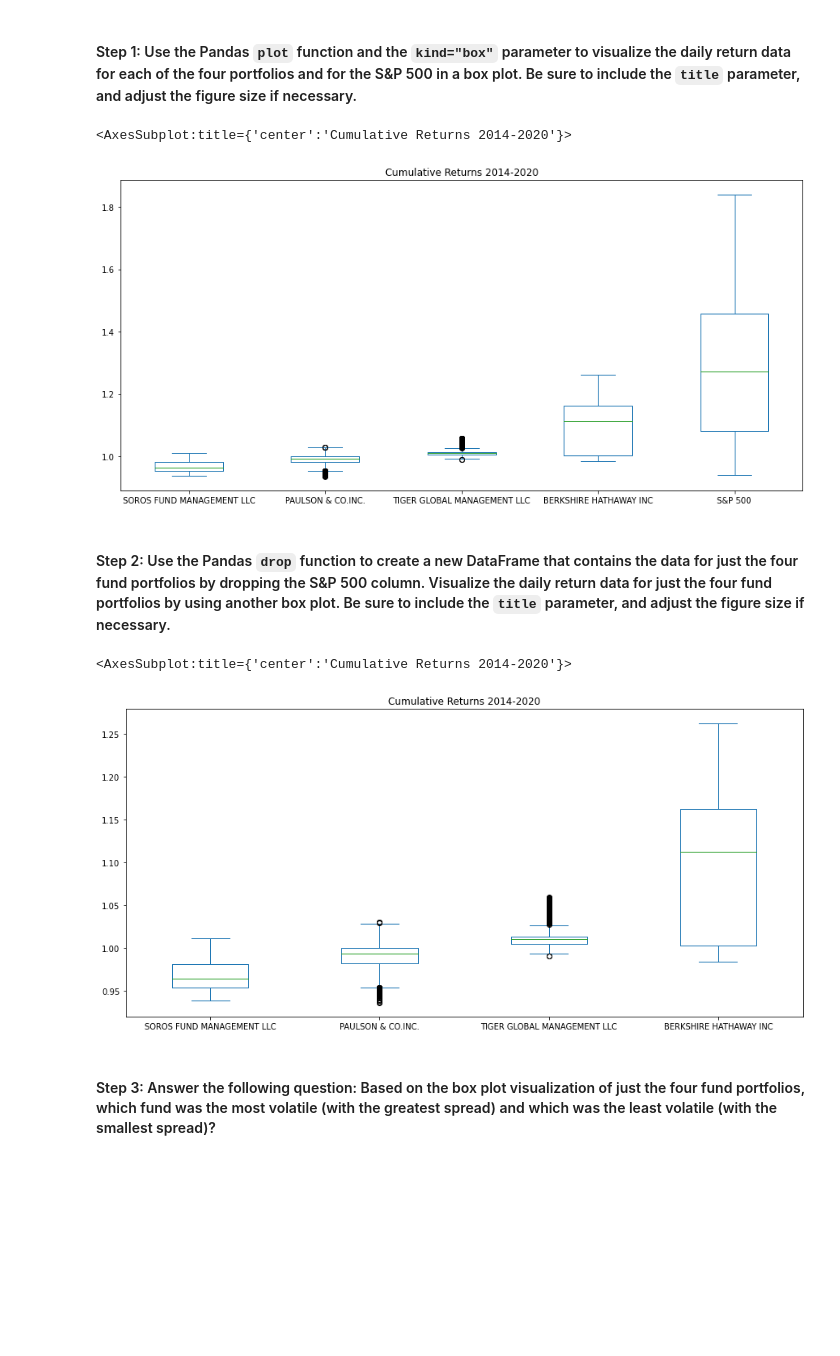
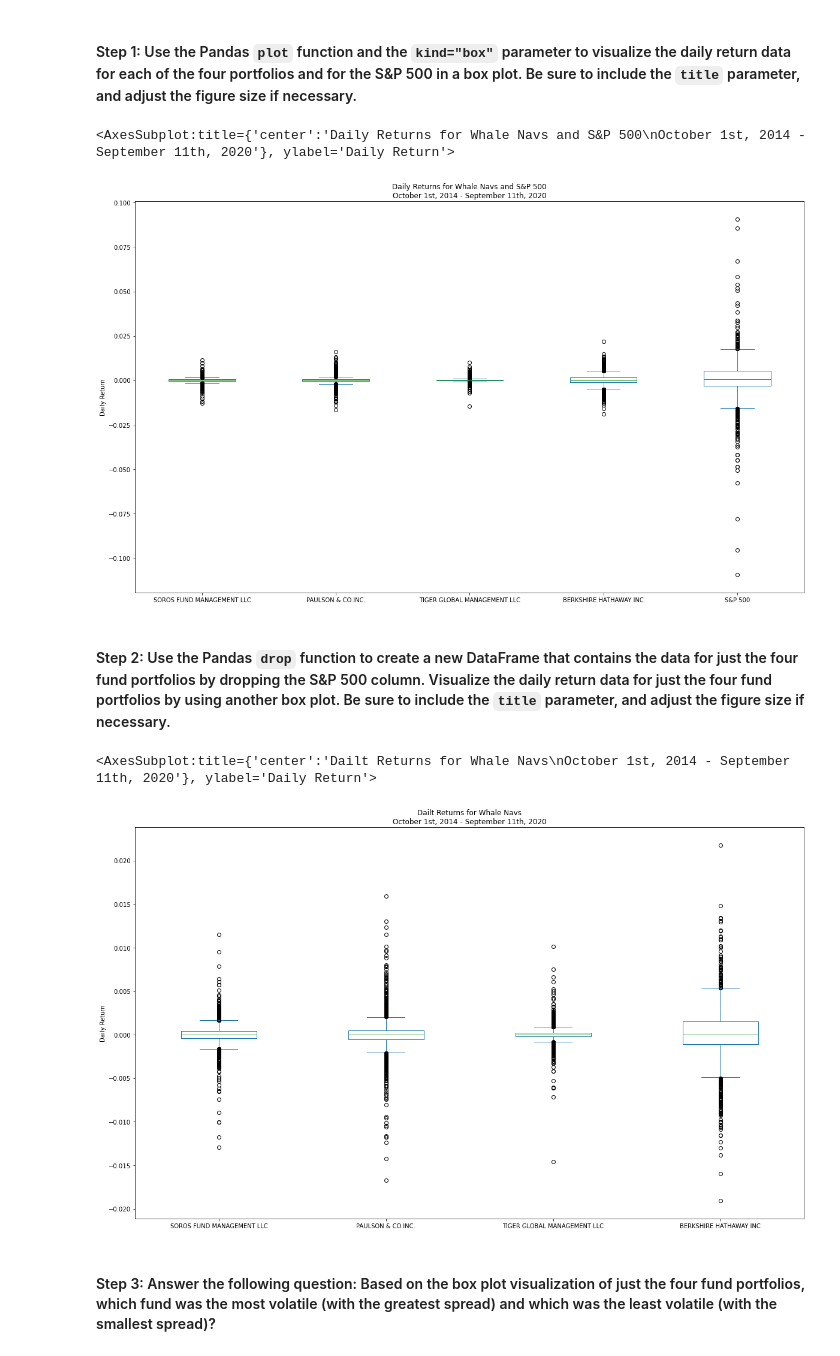
Before and after one commit to aschowdiah/Challenge_4, a Jupyter notebook: risk_return_analysis.ipynb, the cells around one changed output. Drawn from its saved outputs; the diff is of its cells as text; code cells hidden in the pictures; blank space fills up the shorter version.

```diff
--- a/risk_return_analysis.ipynb
+++ b/risk_return_analysis.ipynb
@@ -222,22 +229,28 @@ Analyze the volatility of each of the four fund portfolios and of the S&P 500 In
 # %%
 # Use the daily return data to create box plots to visualize the volatility of the 4 funds and the S&P 500
 # Include a title parameter and adjust the figure size
-whale_navs_cum_returns.plot.box(figsize=(15,7), title="Cumulative Returns 2014-2020")
+whale_navs_df_daily_returns.plot.box(figsize=(20,12), title='Daily Returns for Whale Navs and S&P 500\n'
+                                                            'October 1st, 2014 - September 11th, 2020',
+                                                    xlabel='Portfolio',
+                                                    ylabel='Daily Return')
 # %% [output]
-<AxesSubplot:title={'center':'Cumulative Returns 2014-2020'}>
+<AxesSubplot:title={'center':'Daily Returns for Whale Navs and S&P 500\nOctober 1st, 2014 - September 11th, 2020'}, ylabel='Daily Return'>
-[figure, old version]
+[figure, new version]
 # %% [markdown]
 #### Step 2: Use the Pandas `drop` function to create a new DataFrame that contains the data for just the four fund portfolios by dropping the S&P 500 column. Visualize the daily return data for just the four fund portfolios by using another box plot. Be sure to include the `title` parameter, and adjust the figure size if necessary.
 # %%
 # Create a new DataFrame containing only the 4 fund portfolios by dropping the S&P 500 column from the DataFrame
-whale_navs_cum_returns = whale_navs_cum_returns.drop(columns=['S&P 500'])
+whale_navs_df_daily_returns_4 = whale_navs_df_daily_returns.drop(columns=['S&P 500'])
 # Create box plots to reflect the return data for only the 4 fund portfolios
 # Include a title parameter and adjust the figure size
 # YOUR CODE HERE
-whale_navs_cum_returns.plot.box(figsize=(15,7), title="Cumulative Returns 2014-2020")
+whale_navs_df_daily_returns_4.plot.box(figsize=(20,12), title='Dailt Returns for Whale Navs\n'
+                                                            'October 1st, 2014 - September 11th, 2020',
+                                                    xlabel='Portfolio',
+                                                    ylabel='Daily Return')
 # %% [output]
-<AxesSubplot:title={'center':'Cumulative Returns 2014-2020'}>
+<AxesSubplot:title={'center':'Dailt Returns for Whale Navs\nOctober 1st, 2014 - September 11th, 2020'}, ylabel='Daily Return'>
-[figure, old version]
+[figure, new version]
 # %% [markdown]
 #### Step 3: Answer the following question: Based on the box plot visualization of just the four fund portfolios, which fund was the most volatile (with the greatest spread) and which was the least volatile (with the smallest spread)?
 # %% [markdown]
```
Also changed, not shown: parts of 22 cells of this notebook.
